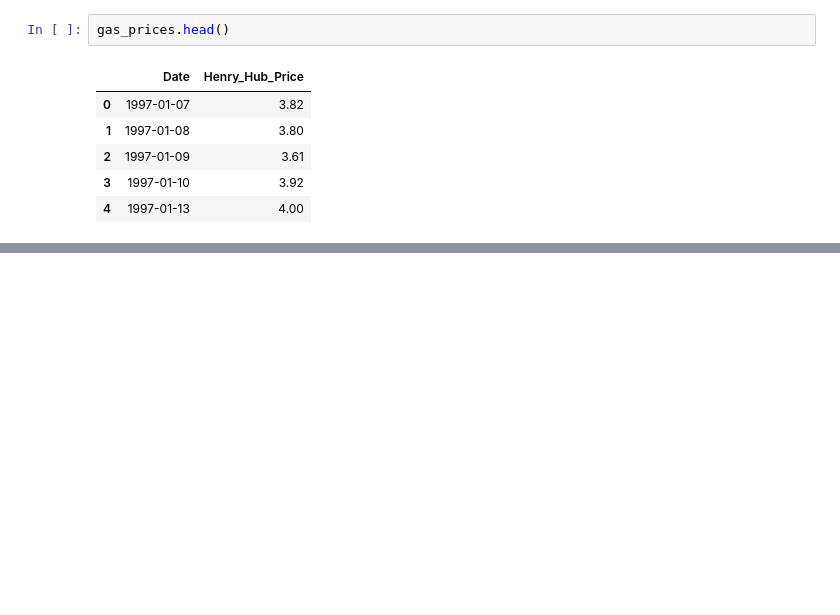
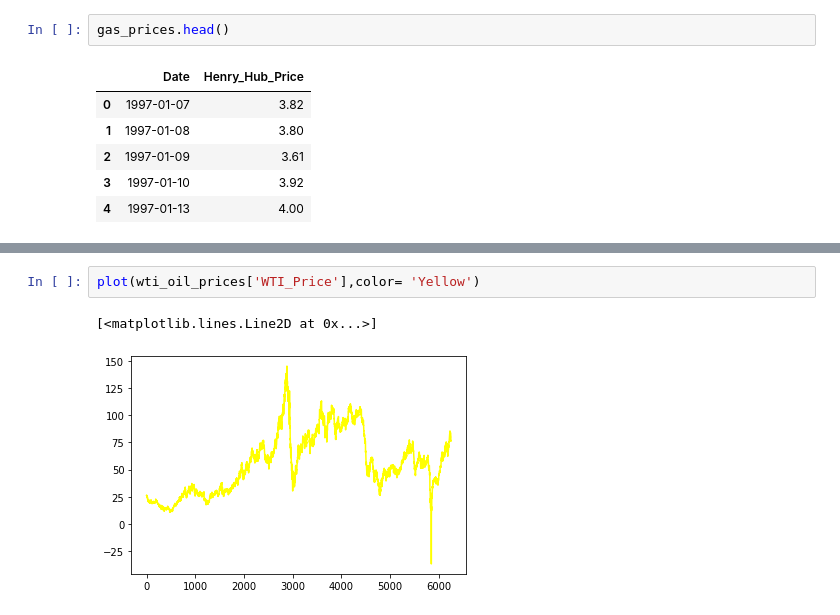
Before and after one commit to Sharath2021/Oil-and-Natural-gas-price-Analysis, a Jupyter notebook: Oil_&_Natural_Gas_price_Analysis.ipynb, the cells around one changed output, grey strips where cells are left out. Saved outputs shown, nothing was run; the diff lists cells and outputs as text; blank space fills up the shorter version.

```diff
--- a/Oil_&_Natural_Gas_price_Analysis.ipynb
+++ b/Oil_&_Natural_Gas_price_Analysis.ipynb
@@ -50,0 +81,5 @@ gas_prices.head()
+# %%
+plot(wti_oil_prices['WTI_Price'],color= 'Yellow')
+# %% [output]
+[<matplotlib.lines.Line2D at 0x...>]
+[figure, added]
```
Also changed, not shown: parts of 8 cells of this notebook.
